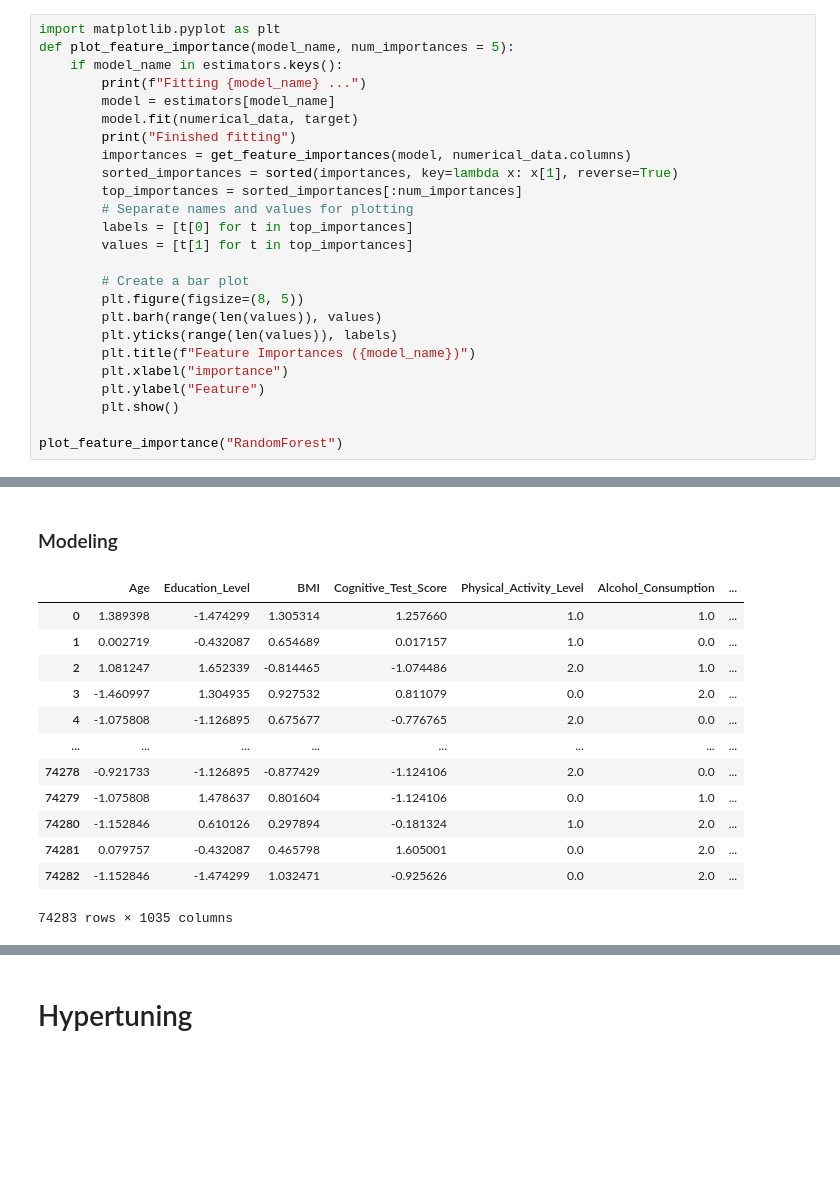
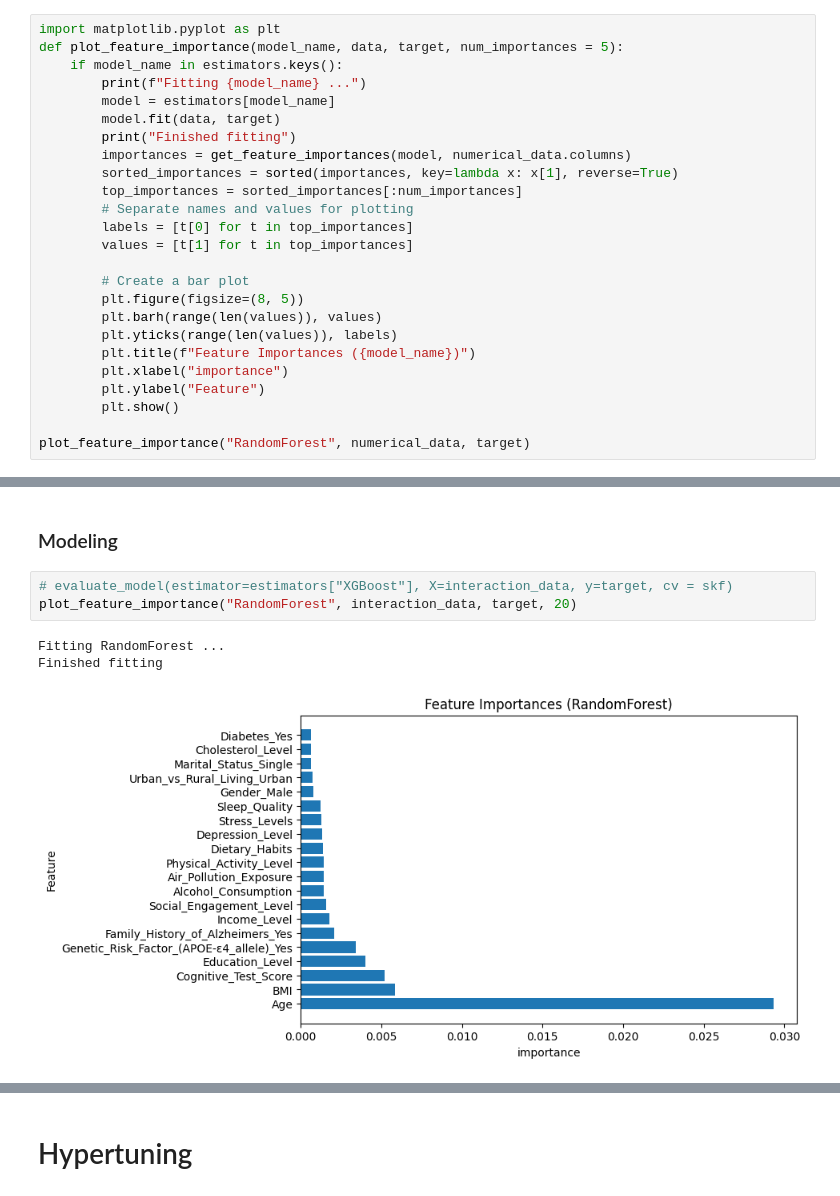
Before and after one commit to DVDMVN/STT811_ALZ_PROJ, a Jupyter notebook: master_notebook.ipynb, the cells around one changed output, grey strips where cells are left out. Saved outputs shown, nothing was run; the diff lists cells and outputs as text; blank space fills up the shorter version.

Commit message:
Update modeling feature imp

```diff
--- a/master_notebook.ipynb
+++ b/master_notebook.ipynb
@@ -309,11 +309,11 @@ QDA does not provide a direct feature importance measure.
 KNN does not provide a direct feature importance measure.
 # %%
 import matplotlib.pyplot as plt
-def plot_feature_importance(model_name, num_importances = 5):
+def plot_feature_importance(model_name, data, target, num_importances = 5):
     if model_name in estimators.keys():
         print(f"Fitting {model_name} ...")
         model = estimators[model_name]
-        model.fit(numerical_data, target)
+        model.fit(data, target)
         print("Finished fitting")
         importances = get_feature_importances(model, numerical_data.columns)
         sorted_importances = sorted(importances, key=lambda x: x[1], reverse=True)
@@ -331,7 +331,7 @@ def plot_feature_importance(model_name, num_importances = 5):
         plt.ylabel("Feature")
         plt.show()
 
-plot_feature_importance("RandomForest")
+plot_feature_importance("RandomForest", numerical_data, target)
 # %% [output]
 Fitting RandomForest ...
 Finished fitting
@@ -369,17 +369,9 @@ Length: 1035, dtype: float64
 # %% [markdown]
 ### Modeling
 # %%
+# evaluate_model(estimator=estimators["XGBoost"], X=interaction_data, y=target, cv = skf)
+plot_feature_importance("RandomForest", interaction_data, target, 20)
 # %% [output]
-|  | Age | Education_Level | BMI | Cognitive_Test_Score | Physical_Activity_Level | Alcohol_Consumption | ... |
-| 0 | 1.389398 | -1.474299 | 1.305314 | 1.257660 | 1.0 | 1.0 | ... |
-| 1 | 0.002719 | -0.432087 | 0.654689 | 0.017157 | 1.0 | 0.0 | ... |
-| 2 | 1.081247 | 1.652339 | -0.814465 | -1.074486 | 2.0 | 1.0 | ... |
-| 3 | -1.460997 | 1.304935 | 0.927532 | 0.811079 | 0.0 | 2.0 | ... |
-| 4 | -1.075808 | -1.126895 | 0.675677 | -0.776765 | 2.0 | 0.0 | ... |
-| ... | ... | ... | ... | ... | ... | ... | ... |
-| 74278 | -0.921733 | -1.126895 | -0.877429 | -1.124106 | 2.0 | 0.0 | ... |
-| 74279 | -1.075808 | 1.478637 | 0.801604 | -1.124106 | 0.0 | 1.0 | ... |
-| 74280 | -1.152846 | 0.610126 | 0.297894 | -0.181324 | 1.0 | 2.0 | ... |
-| 74281 | 0.079757 | -0.432087 | 0.465798 | 1.605001 | 0.0 | 2.0 | ... |
-| 74282 | -1.152846 | -1.474299 | 1.032471 | -0.925626 | 0.0 | 2.0 | ... |
-74283 rows × 1035 columns
+Fitting RandomForest ...
+Finished fitting
+[figure, added]
```
Also changed, not shown: parts of 2 cells of this notebook, 1 other file.
